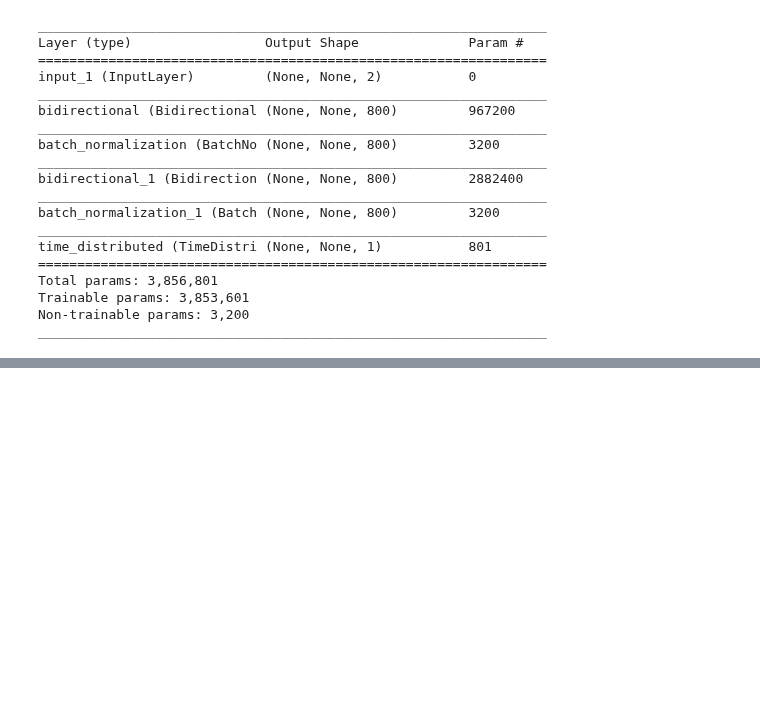
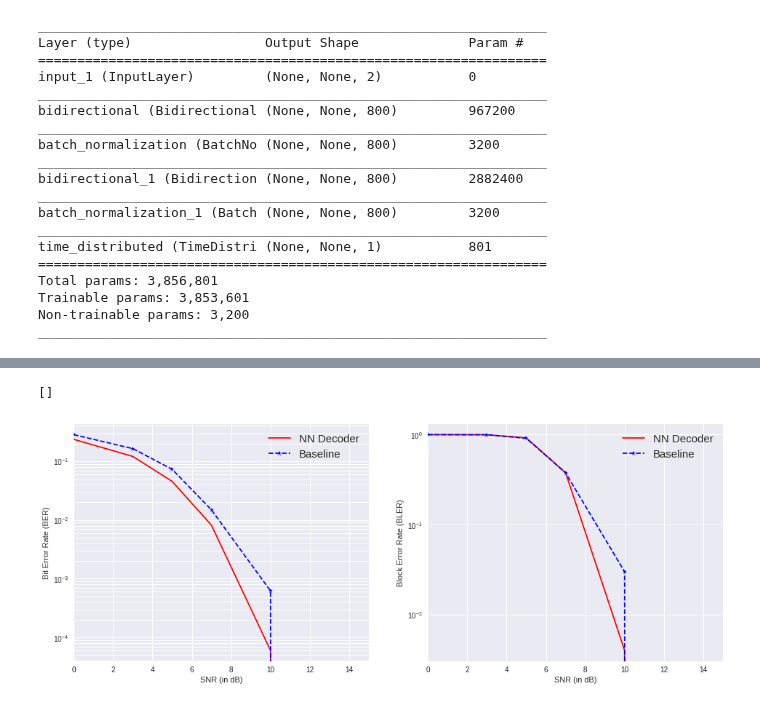
Before and after one commit to datlife/radioml, a Jupyter notebook: notebooks/Train_End2End_Reciver.ipynb, the cells around one changed output, grey strips where cells are left out. Cells and saved outputs as stored; diff of their text form; code cells hidden in the pictures; blank space fills up the shorter version.

```diff
--- a/notebooks/Train_End2End_Reciver.ipynb
+++ b/notebooks/Train_End2End_Reciver.ipynb
@@ -216,0 +241,4 @@ Optimal BLER: 0.01940
+# %%
+model.fit(X_train, Y_train,
+          validation_data=(X_dev, Y_dev),
+          epochs=5, batch_size=512)
@@ -228,2 +300,36 @@ BLER: 0.003600
 # %%
 model.save('end2end.hdf5')
+# %%
+from radioml.radio_receivers import Receiver
+from radioml.radio_receivers import ModularReceiver
+from radioml.decoders import ViterbiDecoder, NeuralDecoder
+
+from tensorflow.keras.models import load_model
+import radioml.utils as utils
+
+class End2EndReceiver(Receiver):
+    """End-to-End Receiver."""
+    def __init__(self, model, block_length):
+        super(End2EndReceiver, self).__init__()
+        self.block_length = block_length
+        self.model = load_model(model, compile=False)
+
+    def __call__(self, noisy_inputs, batch_size):
+        predictions = self.model.predict(self._preprocess_fn(noisy_inputs), batch_size)
+        return np.squeeze(predictions, -1).round()
+
+
+    def _preprocess_fn(self, complex_inputs):
+        """Encode complex inputs to 2D ndarray inputs"""
+        x = np.stack((np.array(complex_inputs).real,
+                      np.array(complex_inputs).imag),
+                      axis=-1)
+        return x.reshape((-1, self.block_length, 2))
+
+
+
+classic_demod   = ClassicDemodulator(modem)
+viterbi_decoder = ViterbiDecoder(trellis, tb_depth=15, decoding_type='hard')
+
+baseline_receiver = ModularReceiver(classic_demod, viterbi_decoder)
+end2end_receiver = End2EndReceiver('end2end.hdf5', block_length=100)
@@ -229,0 +394,10 @@ model.save('end2end.hdf5')
+# %%
+import matplotlib.pyplot as plt
+
+_, (ax1, ax2) = plt.subplots(1, 2, figsize=(16, 6))
+utils.visualize_ber_bler(ax1, ax2, ber_logs, bler_logs, Params.SNR_RANGE)
+ax1.semilogy()
+ax2.semilogy()
+# %% [output]
+[]
+[figure, added]
```
Also changed, not shown: parts of 16 cells of this notebook.
